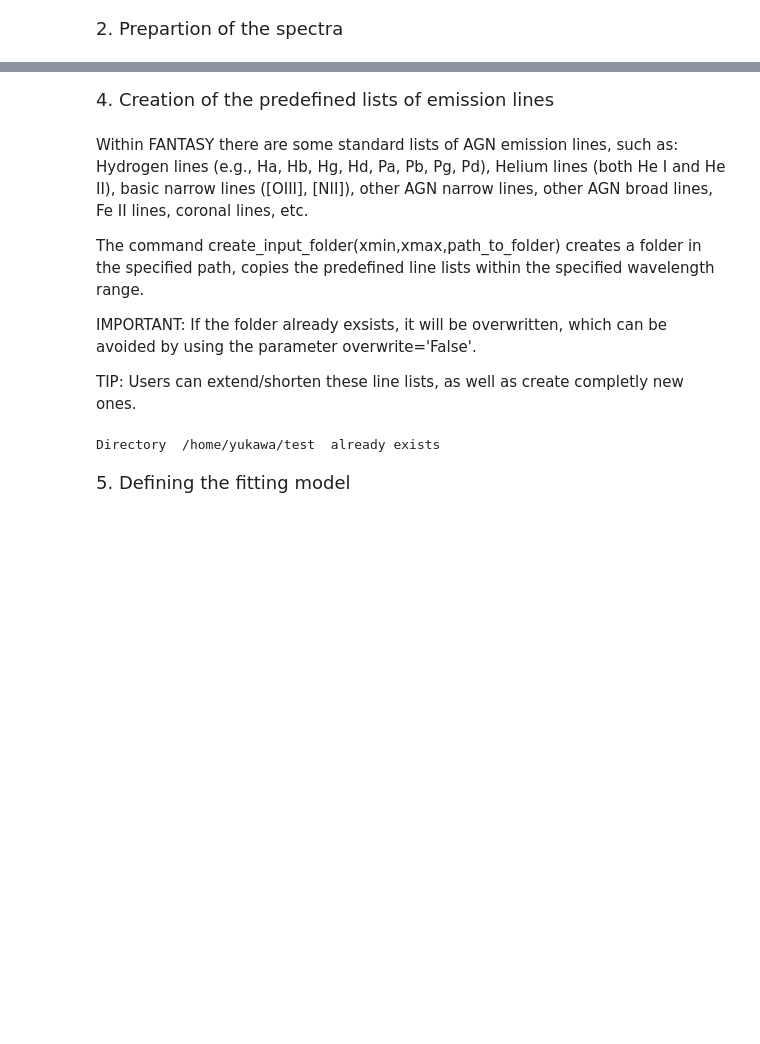
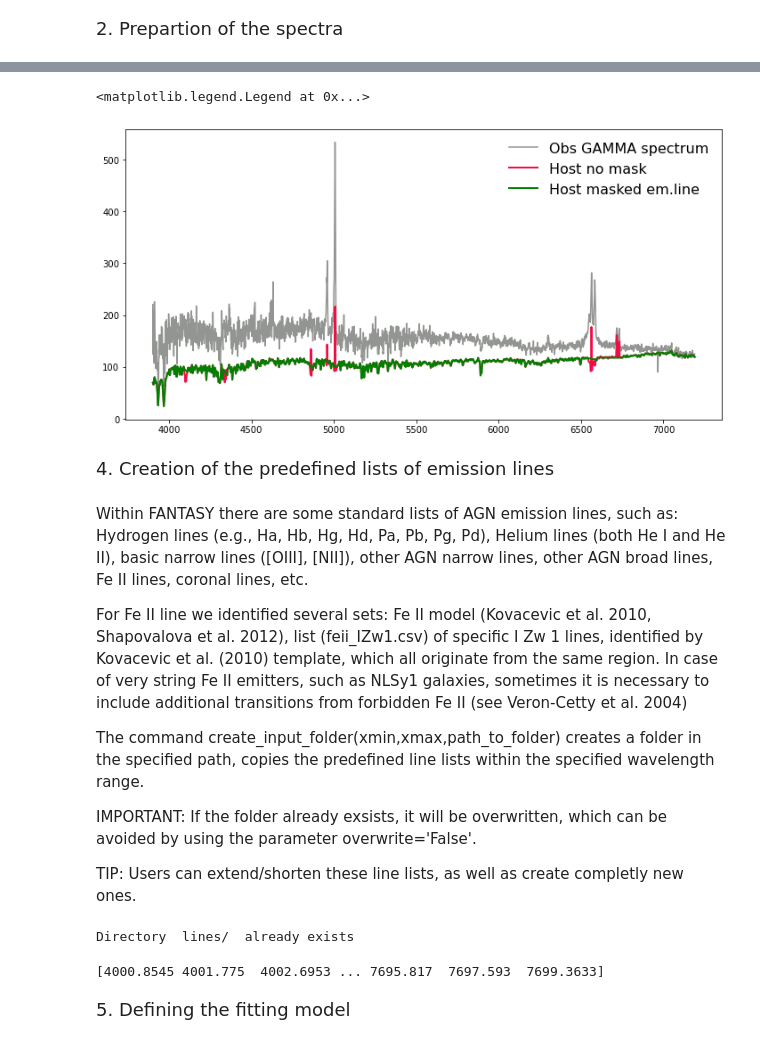
Before and after one commit to yukawa1/fantasy, a Jupyter notebook: docs/Tutorial.ipynb, the cells around one changed output, grey strips where cells are left out. Cells and saved outputs as stored; diff of their text form; code cells hidden in the pictures; blank space fills up the shorter version.

```diff
--- a/docs/Tutorial.ipynb
+++ b/docs/Tutorial.ipynb
@@ -112,7 +138,21 @@ plt.legend(loc='upper right',  prop={'size': 20}, frameon=False, ncol=2)
+# %%
+#Let's compare two host-fitting results.
+
+plt.style.context(['nature', 'notebook'])
+plt.figure(figsize=(12,6))
+plt.plot(g.wave, g.flux+g.host, color="#929591", label='Obs GAMMA spectrum' , lw=1.5)
+plt.plot(g.wave, g.host_no_mask, color="#F10C45", label='Host no mask', lw=2)
+plt.plot(g.wave, g.host, color="green", label='Host masked em.line', lw=2)
+plt.legend(loc='upper right',  prop={'size': 16}, frameon=False)
+# %% [output]
+<matplotlib.legend.Legend at 0x...>
+[figure, added]
 # %% [markdown]
 <font size="4"> 4. Creation of the predefined lists of emission lines </font>
 # %% [markdown]
 Within FANTASY there are some standard lists of AGN emission lines, such as: Hydrogen lines (e.g., Ha, Hb, Hg, Hd, Pa, Pb, Pg, Pd), Helium lines (both He I and He II), basic narrow lines ([OIII], [NII]), other AGN narrow lines, other AGN broad lines, Fe II lines, coronal lines, etc.
+
+For Fe II line we identified several sets: Fe II model (Kovacevic et al. 2010, Shapovalova et al. 2012), list (feii_IZw1.csv) of specific I Zw 1 lines, identified by Kovacevic et al. (2010) template, which all originate from the same region. In case of very string Fe II emitters, such as NLSy1 galaxies, sometimes it is necessary to include additional transitions from forbidden Fe II (see Veron-Cetty et al. 2004)
 
 The command create_input_folder(xmin,xmax,path_to_folder) creates a folder in the specified path, copies the predefined line lists within the specified wavelength range.
 
@@ -120,10 +160,17 @@ IMPORTANT: If the folder already exsists, it will be overwritten, which can be a
 
 TIP: Users can extend/shorten these line lists, as well as create completly new ones.
 # %%
-s.crop(4000, 8000)
-create_input_folder(xmin=4000,xmax=8000, path_to_folder='/home/yukawa/test',overwrite='True')
+create_input_folder(xmin=4000,xmax=8000, path_to_folder='lines/',overwrite='True')
 # %% [output]
-Directory  /home/yukawa/test  already exists
+Directory  lines/  already exists
+# %%
+# Crop function cuts the spectrum in a set wavelength range, e.g., if you want to fit just
+# one emission line or a certain wavelength range
+
+s.crop(4000, 8000)
+print(s.wave) # simple examine of the wavelength range
+# %% [output]
+[4000.8545 4001.775  4002.6953 ... 7695.817  7697.593  7699.3633]
 # %% [markdown]
 <font size="4"> 5. Defining the fitting model </font>
 # %% [markdown]
```
Also changed, not shown: parts of 33 cells of this notebook, 4 other files.
